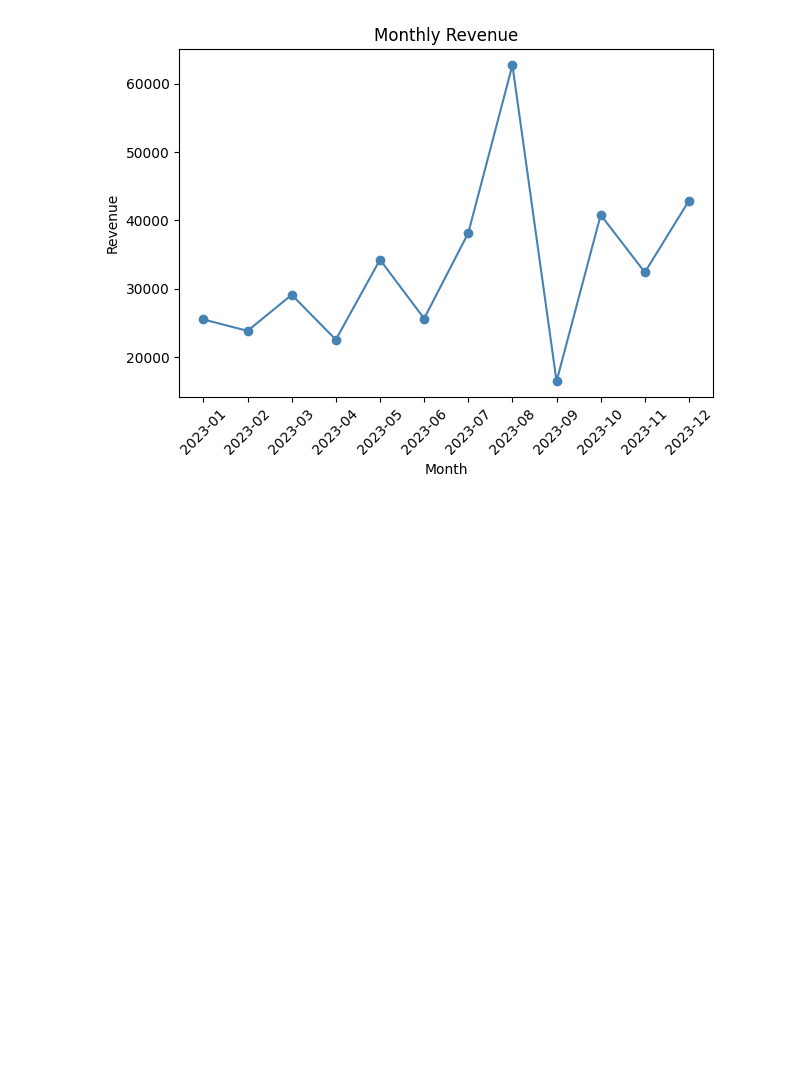
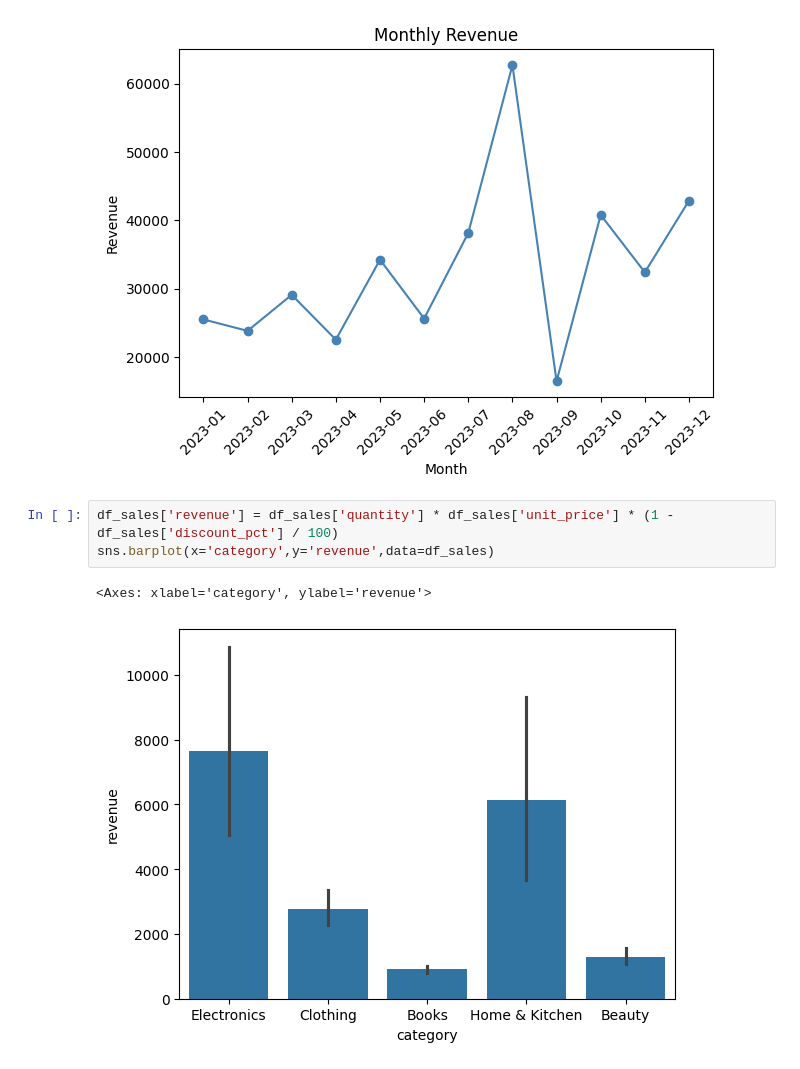
Before and after one commit to SandhuruT/Data_Science_01, a Jupyter notebook: Data_Science_project_01.ipynb, the cells around one changed output. Saved outputs shown, nothing was run; the diff lists cells and outputs as text; blank space fills up the shorter version.

```diff
--- a/Data_Science_project_01.ipynb
+++ b/Data_Science_project_01.ipynb
@@ -161,3 +170,9 @@ plt.tight_layout()
 plt.show()
 # %% [output]
 [figure]
+# %%
+df_sales['revenue'] = df_sales['quantity'] * df_sales['unit_price'] * (1 - df_sales['discount_pct'] / 100)
+sns.barplot(x='category',y='revenue',data=df_sales)
+# %% [output]
+<Axes: xlabel='category', ylabel='revenue'>
+[figure, added]
```
Also changed, not shown: parts of 13 cells of this notebook.
